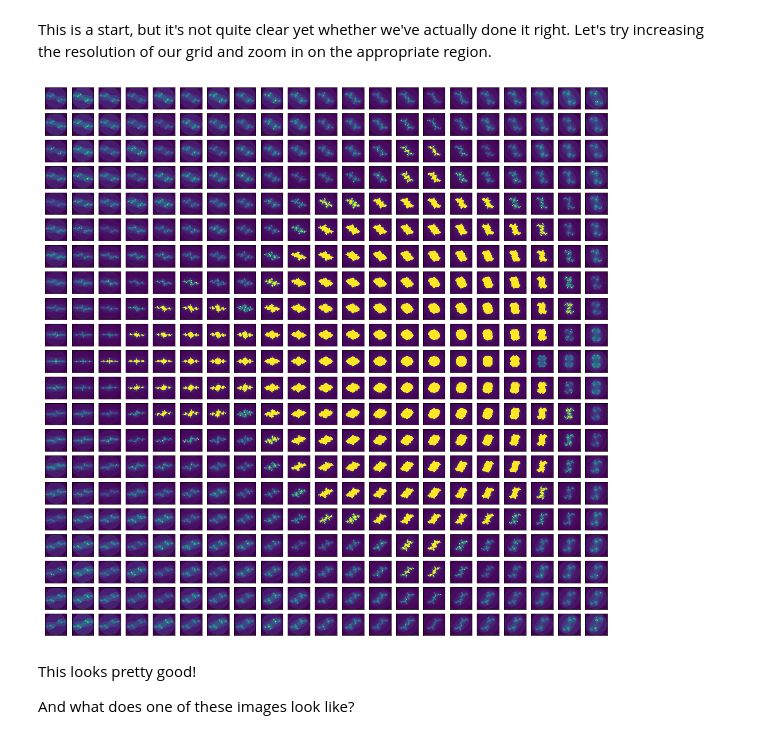
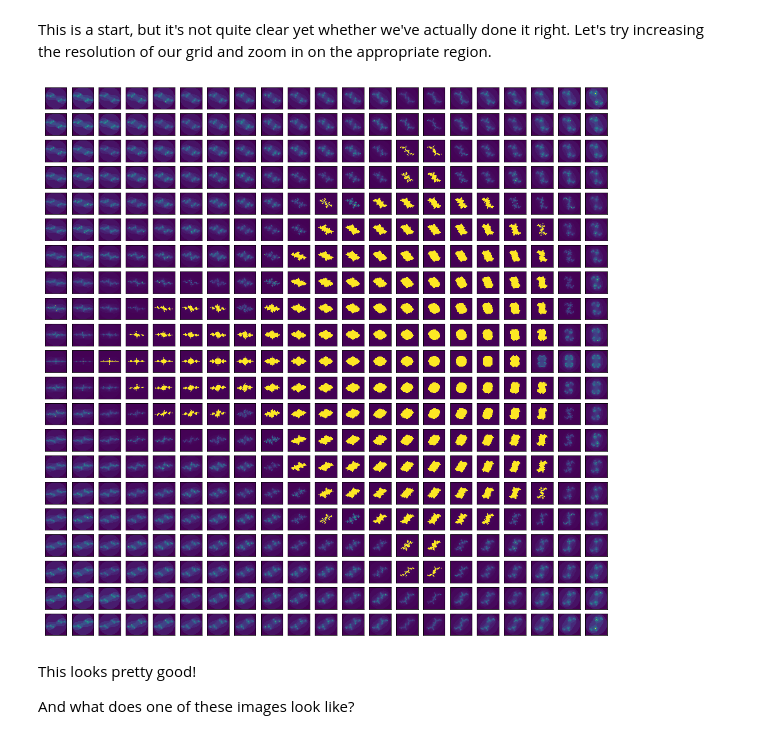
Before and after one commit to dcato98/blog, a Jupyter notebook: _notebooks/2020-04-28-CUDA-Accelerated-Julia-Fractals.ipynb, the cells around one changed output. Drawn from its saved outputs; the diff is of its cells as text; code cells hidden in the pictures.

```diff
--- a/_notebooks/2020-04-28-CUDA-Accelerated-Julia-Fractals.ipynb
+++ b/_notebooks/2020-04-28-CUDA-Accelerated-Julia-Fractals.ipynb
@@ -435,16 +434,16 @@ This is a start, but it's not quite clear yet whether we've actually done it rig
 # %%
 # this is the main region where the Mandelbrot set exists
 #   and also happens to be where the Julia sets are connected
 grid_x_rng = (-1.5, 0.5)
 grid_y_rng = (-1, 1)
 grid_resolution = 21
-image_resolution = 128
+image_resolution = 512
 
 c, z = make_cz_grids(grid_resolution, image_resolution, grid_x_rng=grid_x_rng, grid_y_rng=grid_y_rng)
 imgs = torch_quadratic_method(c, z, n_iterations, divergence_value)
 torch_plot_julia_grid(imgs, figsize=(16,16))
 # %% [output]
-[figure, old version]
+[figure, new version]
 # %% [markdown]
 This looks pretty good!
 
```
Also changed, not shown: parts of 15 cells of this notebook.
